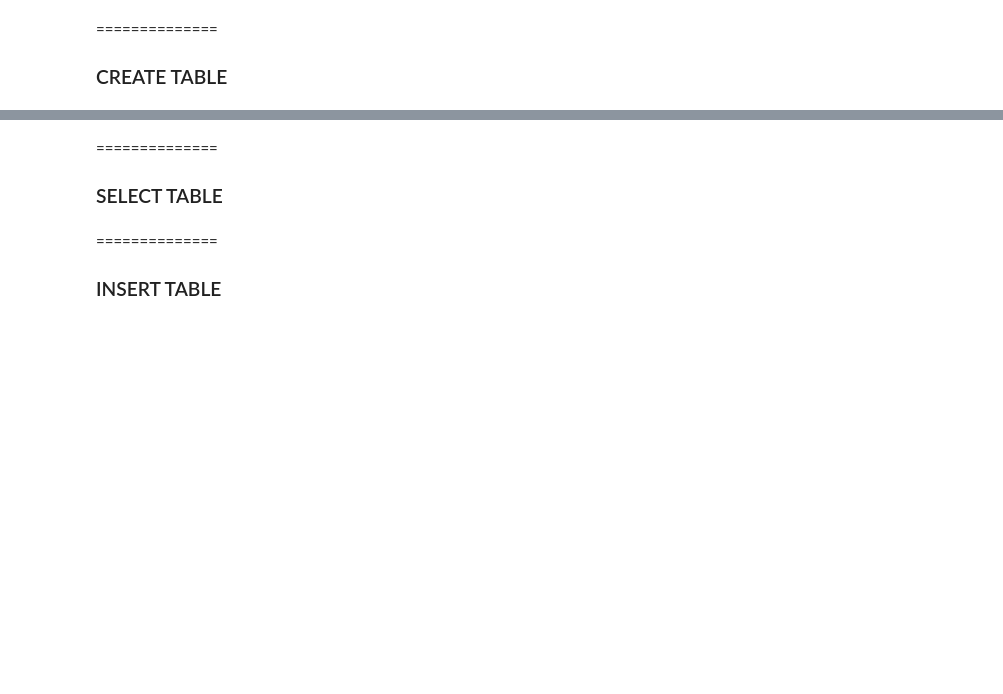
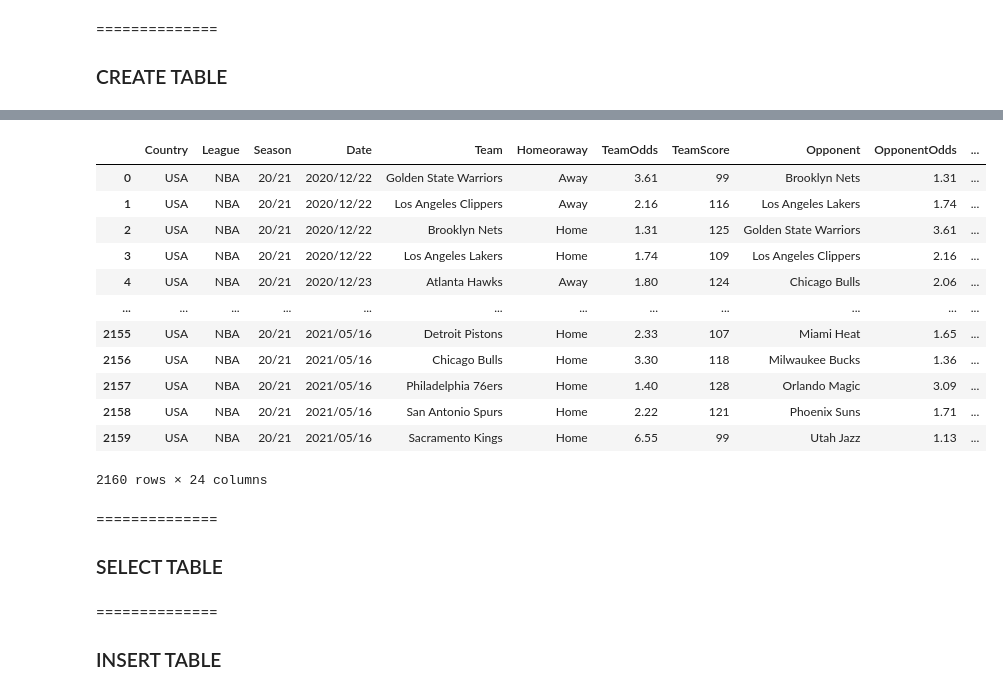
Before and after one commit to danwalk/walkdabridge, a Jupyter notebook: EDA/src/utils/pymysql/manage_sql_jupyter.ipynb, the cells around one changed output, grey strips where cells are left out. Cells and saved outputs as stored; diff of their text form; code cells hidden in the pictures; blank space fills up the shorter version.

```diff
--- a/EDA/src/utils/pymysql/manage_sql_jupyter.ipynb
+++ b/EDA/src/utils/pymysql/manage_sql_jupyter.ipynb
@@ -56,3 +127,20 @@ mysql_db.execute_interactive_sql(sql=create_table_sql)
+# %%
+NBA = pd.read_csv(csv_fullpath, index_col=None)
+NBA
+# %% [output]
+|  | Country | League | Season | Date | Team | Homeoraway | TeamOdds | TeamScore | Opponent | OpponentOdds | ... |
+| 0 | USA | NBA | 20/21 | 2020/12/22 | Golden State Warriors | Away | 3.61 | 99 | Brooklyn Nets | 1.31 | ... |
+| 1 | USA | NBA | 20/21 | 2020/12/22 | Los Angeles Clippers | Away | 2.16 | 116 | Los Angeles Lakers | 1.74 | ... |
+| 2 | USA | NBA | 20/21 | 2020/12/22 | Brooklyn Nets | Home | 1.31 | 125 | Golden State Warriors | 3.61 | ... |
+| 3 | USA | NBA | 20/21 | 2020/12/22 | Los Angeles Lakers | Home | 1.74 | 109 | Los Angeles Clippers | 2.16 | ... |
+| 4 | USA | NBA | 20/21 | 2020/12/23 | Atlanta Hawks | Away | 1.80 | 124 | Chicago Bulls | 2.06 | ... |
+| ... | ... | ... | ... | ... | ... | ... | ... | ... | ... | ... | ... |
+| 2155 | USA | NBA | 20/21 | 2021/05/16 | Detroit Pistons | Home | 2.33 | 107 | Miami Heat | 1.65 | ... |
+| 2156 | USA | NBA | 20/21 | 2021/05/16 | Chicago Bulls | Home | 3.30 | 118 | Milwaukee Bucks | 1.36 | ... |
+| 2157 | USA | NBA | 20/21 | 2021/05/16 | Philadelphia 76ers | Home | 1.40 | 128 | Orlando Magic | 3.09 | ... |
+| 2158 | USA | NBA | 20/21 | 2021/05/16 | San Antonio Spurs | Home | 2.22 | 121 | Phoenix Suns | 1.71 | ... |
+| 2159 | USA | NBA | 20/21 | 2021/05/16 | Sacramento Kings | Home | 6.55 | 99 | Utah Jazz | 1.13 | ... |
+2160 rows × 24 columns
 # %% [markdown]
 ==============
 
```
Also changed, not shown: parts of 16 cells of this notebook, 4 other files.
